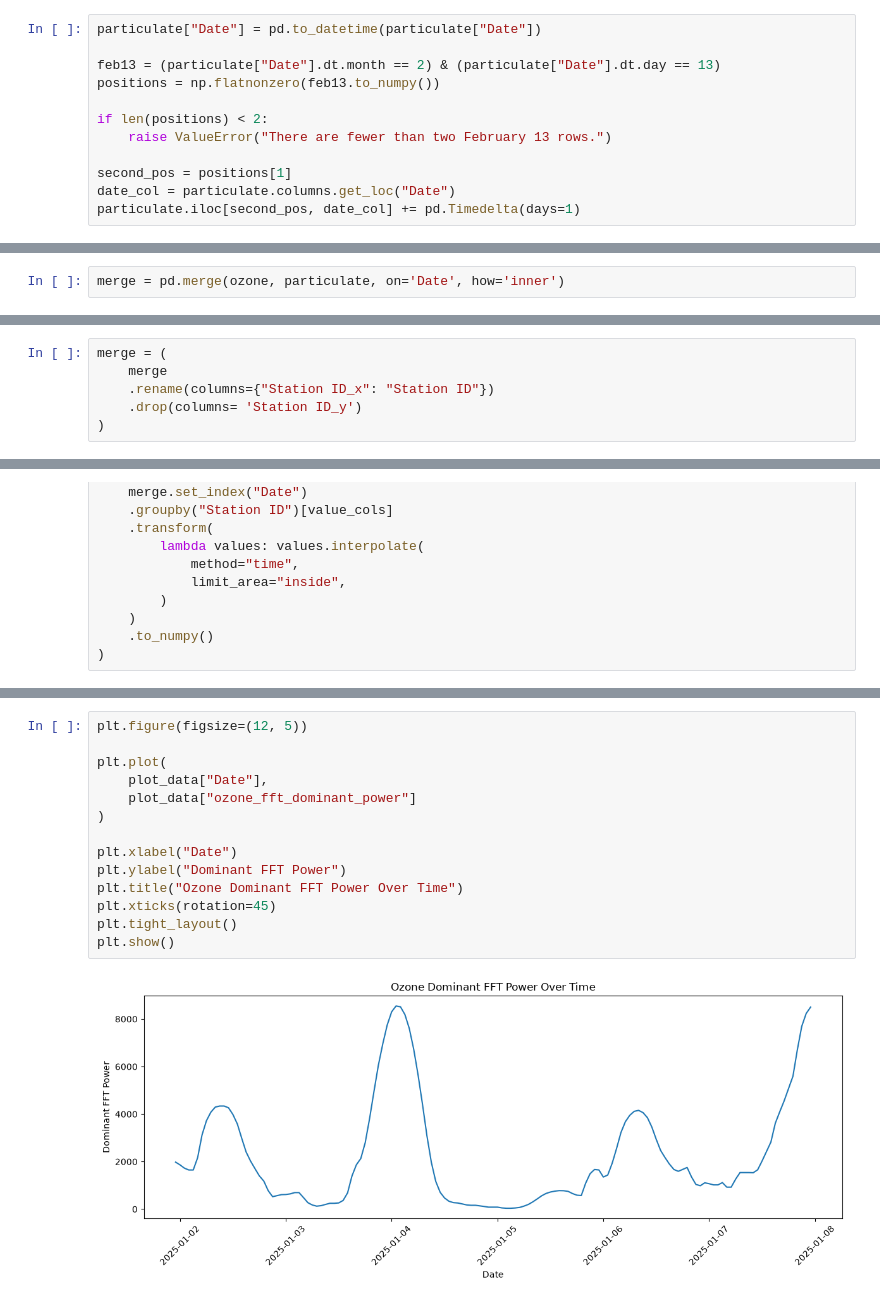
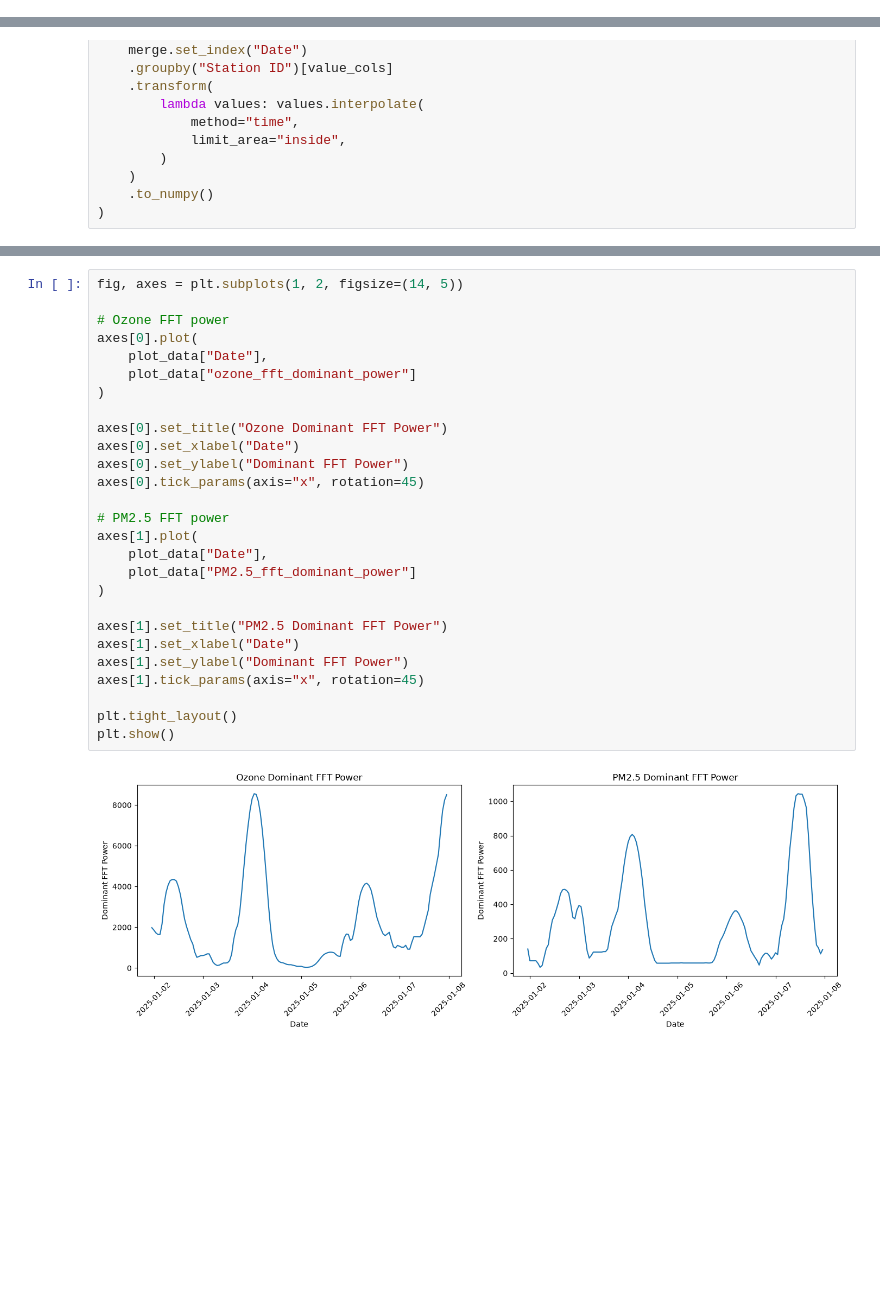
Before and after one commit to Durian20/CSE-780-Assignment-2, a Jupyter notebook: assign2.ipynb, the cells around one changed output, grey strips where cells are left out. Drawn from its saved outputs; the diff is of its cells as text; blank space fills up the shorter version.

```diff
--- a/assign2.ipynb
+++ b/assign2.ipynb
@@ -75,13 +39 @@ ozone.iloc[second_pos, date_col] += pd.Timedelta(days=1)
-# %%
-particulate["Date"] = pd.to_datetime(particulate["Date"])
-
-feb13 = (particulate["Date"].dt.month == 2) & (particulate["Date"].dt.day == 13)
-positions = np.flatnonzero(feb13.to_numpy())
-
-if len(positions) < 2:
-    raise ValueError("There are fewer than two February 13 rows.")
-
-second_pos = positions[1]
-date_col = particulate.columns.get_loc("Date")
-particulate.iloc[second_pos, date_col] += pd.Timedelta(days=1)
 # %%
@@ -145,2 +87,0 @@ particulate = (
-# %%
-merge = pd.merge(ozone, particulate, on='Date', how='inner')
@@ -161,9 +88,3 @@ merge = pd.merge(ozone, particulate, on='Date', how='inner')
-# %%
-merge = (
-    merge
-    .rename(columns={"Station ID_x": "Station ID"})
-    .drop(columns= 'Station ID_y')
-)
 # %%
 #convert invalid values to NaNs so they don't become outliers
 merge["ozone"] = merge["ozone"].replace([9999,-999,999], np.nan)
@@ -495,17 +304,30 @@ plt.show()
 # %%
-plt.figure(figsize=(12, 5))
+fig, axes = plt.subplots(1, 2, figsize=(14, 5))
 
-plt.plot(
+# Ozone FFT power
+axes[0].plot(
     plot_data["Date"],
     plot_data["ozone_fft_dominant_power"]
 )
 
-plt.xlabel("Date")
-plt.ylabel("Dominant FFT Power")
-plt.title("Ozone Dominant FFT Power Over Time")
-plt.xticks(rotation=45)
+axes[0].set_title("Ozone Dominant FFT Power")
+axes[0].set_xlabel("Date")
+axes[0].set_ylabel("Dominant FFT Power")
+axes[0].tick_params(axis="x", rotation=45)
+
+# PM2.5 FFT power
+axes[1].plot(
+    plot_data["Date"],
+    plot_data["PM2.5_fft_dominant_power"]
+)
+
+axes[1].set_title("PM2.5 Dominant FFT Power")
+axes[1].set_xlabel("Date")
+axes[1].set_ylabel("Dominant FFT Power")
+axes[1].tick_params(axis="x", rotation=45)
+
 plt.tight_layout()
 plt.show()
 # %% [output]
-[figure, old version]
+[figure, new version]
 # %%
```
Also changed, not shown: parts of 27 cells of this notebook.
